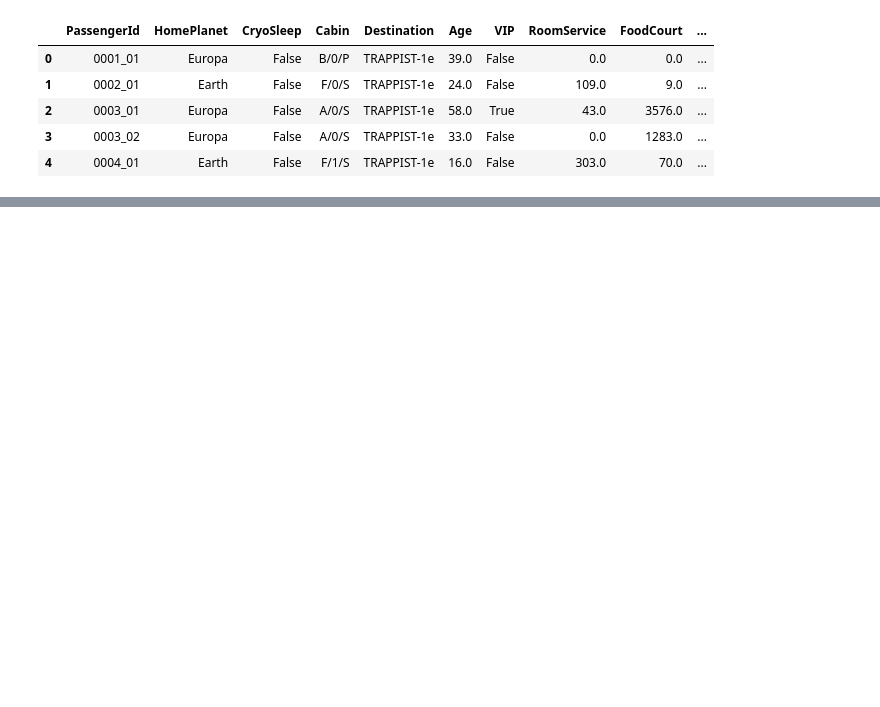
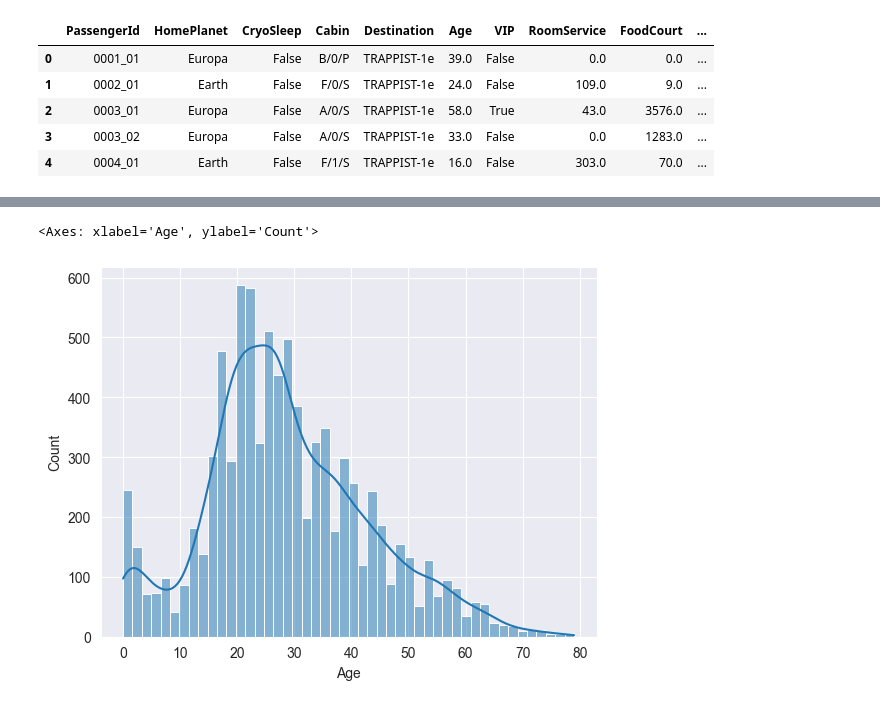
Before and after one commit to ddongzi/data-analysis, a Jupyter notebook: kaggle/SpaceShip_TiTantic/main.ipynb, the cells around one changed output, grey strips where cells are left out. Cells and saved outputs as stored; diff of their text form; code cells hidden in the pictures; blank space fills up the shorter version.

```diff
--- a/kaggle/SpaceShip_TiTantic/main.ipynb
+++ b/kaggle/SpaceShip_TiTantic/main.ipynb
@@ -23,0 +183,2 @@ train.head()
+# %%
+train_data['Age'].fillna(train_data['Age'].median(), inplace=True)
@@ -23,0 +192,7 @@ train.head()
+# %%
+train_data['Age'] = train_data['Age'].astype(int)
+# %%
+sns.histplot(train_data['Age'], kde=True)
+# %% [output]
+<Axes: xlabel='Age', ylabel='Count'>
+[figure, added]
```
Also changed, not shown: parts of 50 cells of this notebook, 10 other files.
